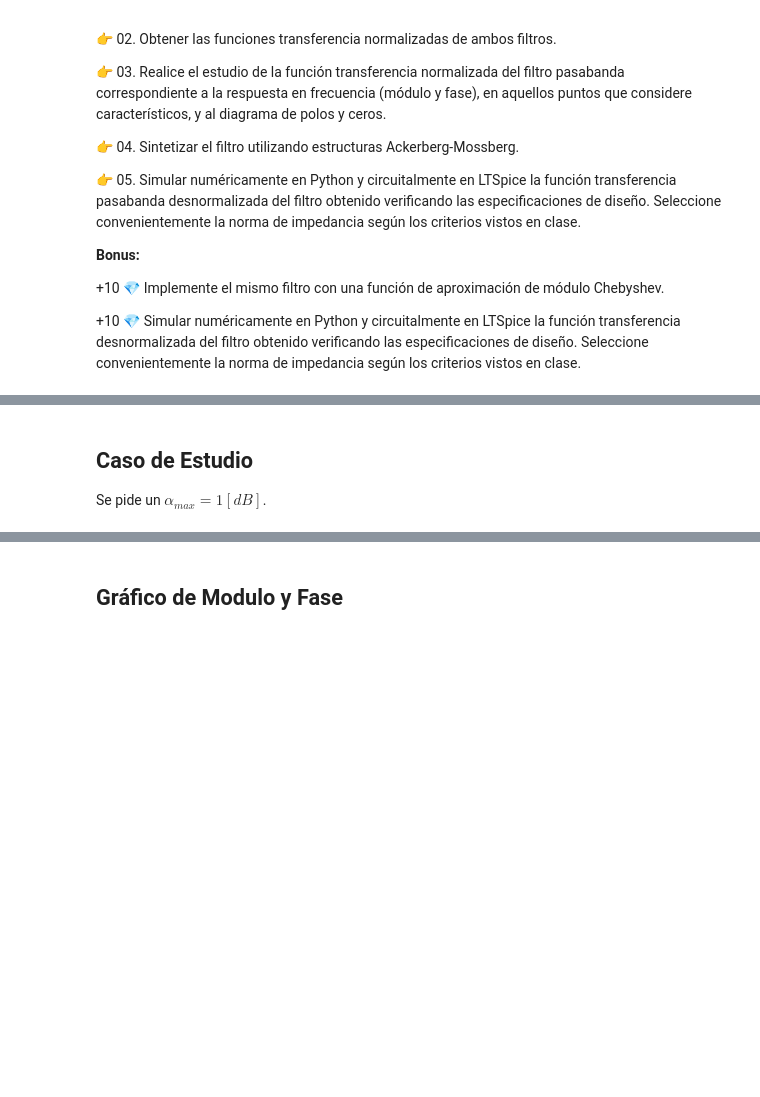
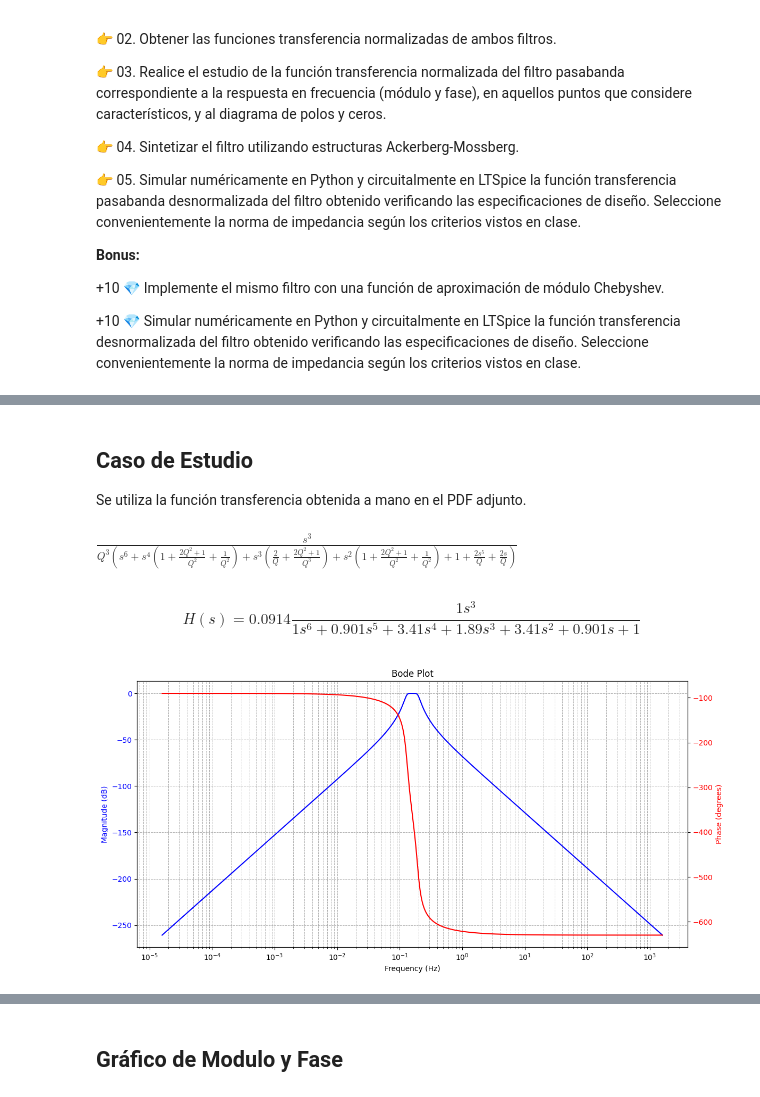
Before and after one commit to fborello-lambda/TC2-2025, a Jupyter notebook: TS6/TS6.ipynb, the cells around one changed output, grey strips where cells are left out. Saved outputs shown, nothing was run; the diff lists cells and outputs as text; code cells hidden in the pictures; blank space fills up the shorter version.

```diff
--- a/TS6/TS6.ipynb
+++ b/TS6/TS6.ipynb
@@ -66,4 +129,30 @@ import numpy as np
 # %% [markdown]
 ## Caso de Estudio
 
-Se pide un $\alpha_{max} = 1[dB]$.
+Se utiliza la función transferencia obtenida a mano en el PDF adjunto.
+# %%
+Q = sp.symbols("Q", real=True, positive=True)
+s = sp.symbols("s")
+
+# Defino la transferencia T(s)
+num = s**3 / Q**3
+den1 = s**6 + 2 / Q * s**5 + (1 + 1 / Q**2 + (2 * Q**2 + 1) / Q**2) * s**4
+den2 = (
+    (2 / Q + (2 * Q**2 + 1) / Q**3) * s**3
+    + (1 + 1 / Q**2 + (2 * Q**2 + 1) / Q**2) * s**2
+    + 2 / Q * s
+    + 1
+)
+den = den1 + den2
+T = num / den
+
+T
+# %% [output]
+$\displaystyle \frac{s^{3}}{Q^{3} \left(s^{6} + s^{4} \left(1 + \frac{2 Q^{2} + 1}{Q^{2}} + \frac{1}{Q^{2}}\right) + s^{3} \left(\frac{2}{Q} + \frac{2 Q^{2} + 1}{Q^{3}}\right) + s^{2} \left(1 + \frac{2 Q^{2} + 1}{Q^{2}} + \frac{1}{Q^{2}}\right) + 1 + \frac{2 s^{5}}{Q} + \frac{2 s}{Q}\right)}$
+# %%
+T = T.subs(Q, 2.22)
+T = T.simplify()
+_ = uplt.plot_tf(T, {}, 1 / (2 * np.pi))
+# %% [output]
+$$H(s) = 0.0914 \frac{1s^3}{1s^6 + 0.901s^5 + 3.41s^4 + 1.89s^3 + 3.41s^2 + 0.901s + 1}$$
+[figure, added]
```
Also changed, not shown: parts of 12 cells of this notebook.
